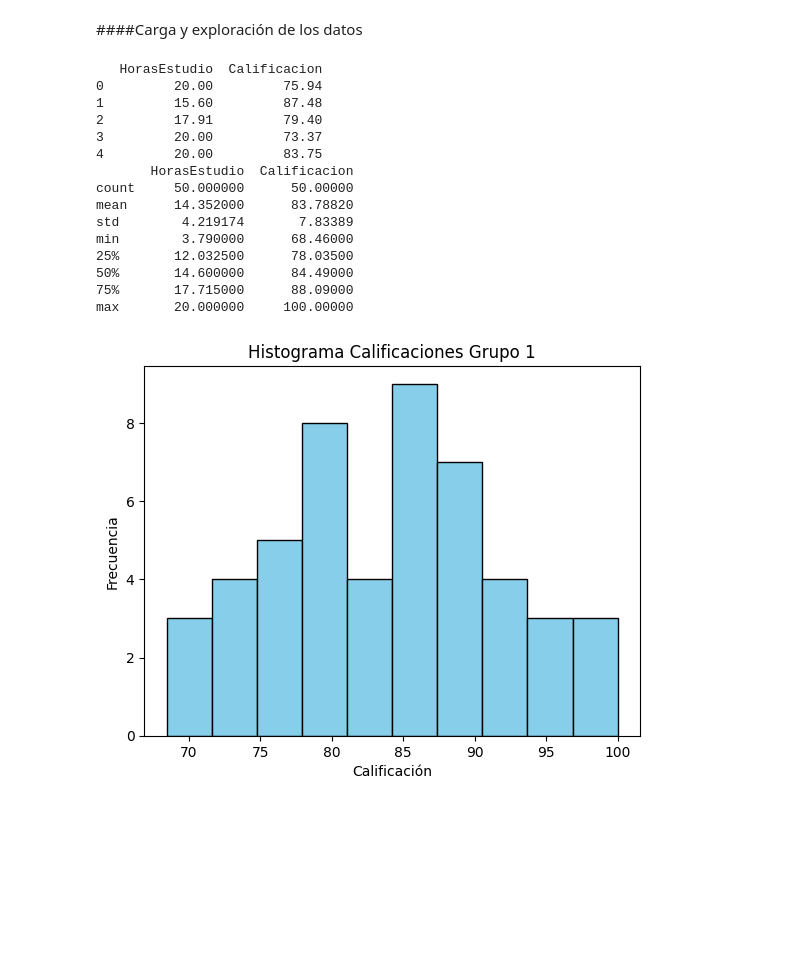
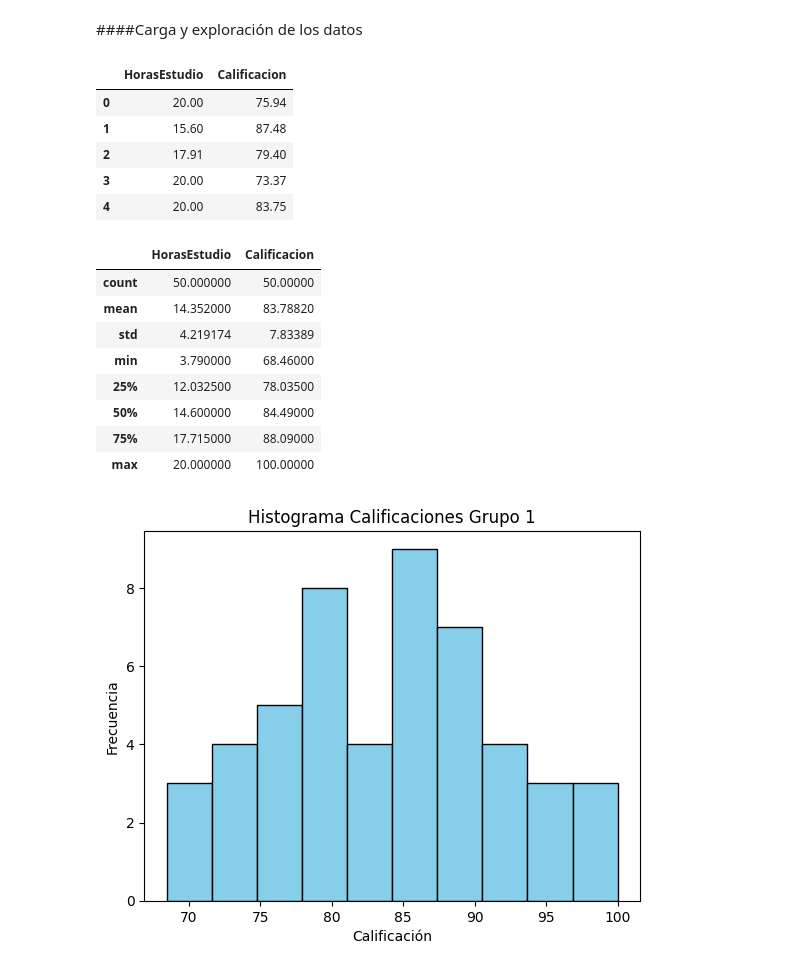
Before and after one commit to 25041001-cloud/Probabilidad, a Jupyter notebook: Unidad5/Practica_final_Regresión_Lineal_y_Correlación.ipynb, the cells around one changed output. Drawn from its saved outputs; the diff is of its cells as text; code cells hidden in the pictures; blank space fills up the shorter version.

```diff
--- a/Unidad5/Practica_final_Regresión_Lineal_y_Correlación.ipynb
+++ b/Unidad5/Practica_final_Regresión_Lineal_y_Correlación.ipynb
@@ -23,24 +23,26 @@ import numpy as np
 ####Carga y exploración de los datos
 # %%
 df1 = pd.read_csv("grupo1.csv")
-print(df1.head())
-print(df1.describe())
+df1.head()
 # %% [output]
-   HorasEstudio  Calificacion
-0         20.00         75.94
-1         15.60         87.48
-2         17.91         79.40
-3         20.00         73.37
-4         20.00         83.75
-       HorasEstudio  Calificacion
-count     50.000000      50.00000
-mean      14.352000      83.78820
-std        4.219174       7.83389
-min        3.790000      68.46000
-25%       12.032500      78.03500
-50%       14.600000      84.49000
-75%       17.715000      88.09000
-max       20.000000     100.00000
+|  | HorasEstudio | Calificacion |
+| 0 | 20.00 | 75.94 |
+| 1 | 15.60 | 87.48 |
+| 2 | 17.91 | 79.40 |
+| 3 | 20.00 | 73.37 |
+| 4 | 20.00 | 83.75 |
+# %%
+df1.describe()
+# %% [output]
+|  | HorasEstudio | Calificacion |
+| count | 50.000000 | 50.00000 |
+| mean | 14.352000 | 83.78820 |
+| std | 4.219174 | 7.83389 |
+| min | 3.790000 | 68.46000 |
+| 25% | 12.032500 | 78.03500 |
+| 50% | 14.600000 | 84.49000 |
+| 75% | 17.715000 | 88.09000 |
+| max | 20.000000 | 100.00000 |
 # %%
 #Histograma de las calificaciones
 plt.hist(df1["Calificacion"], bins=10, color="skyblue", edgecolor="black")
```
Also changed, not shown: parts of 5 cells of this notebook.
